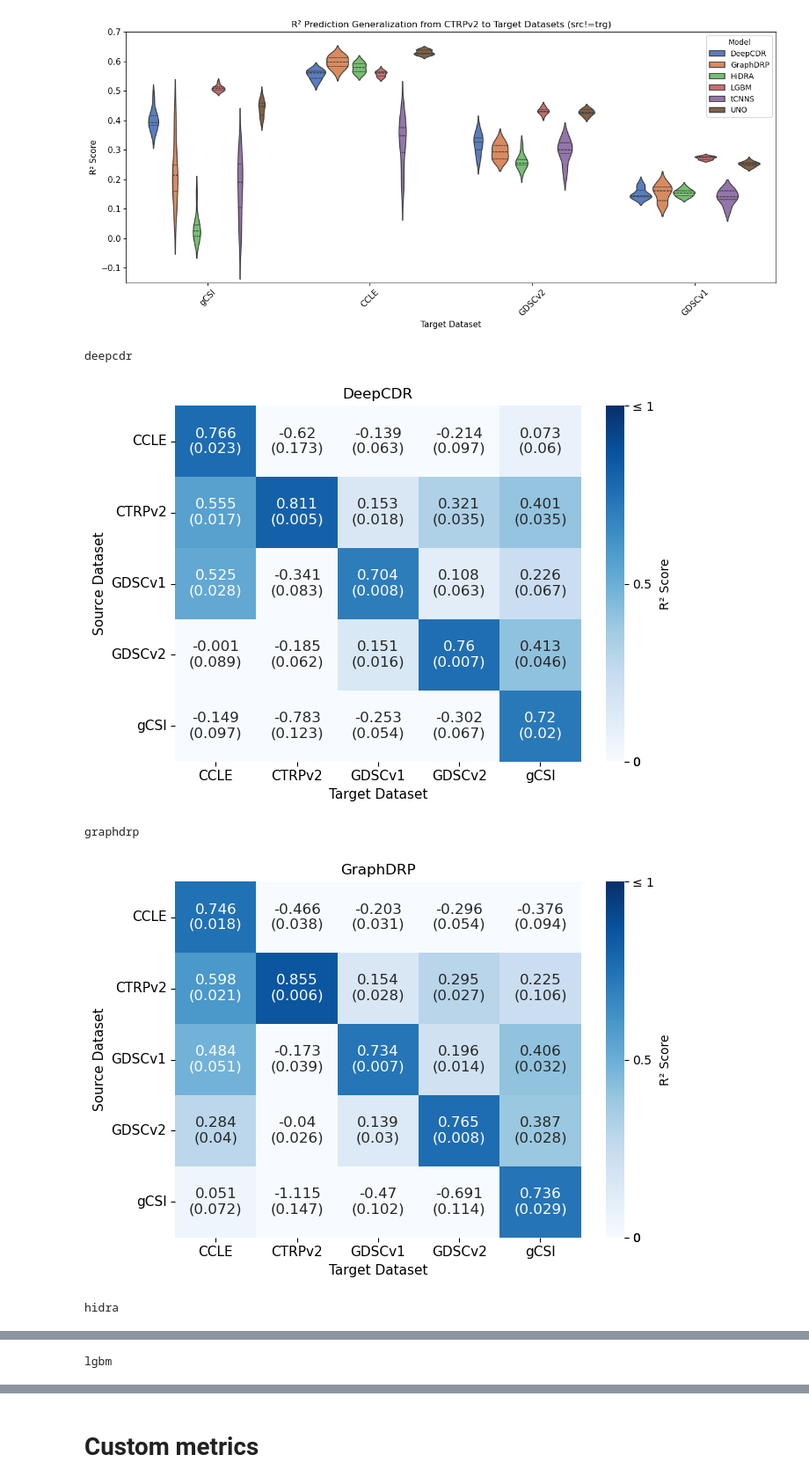
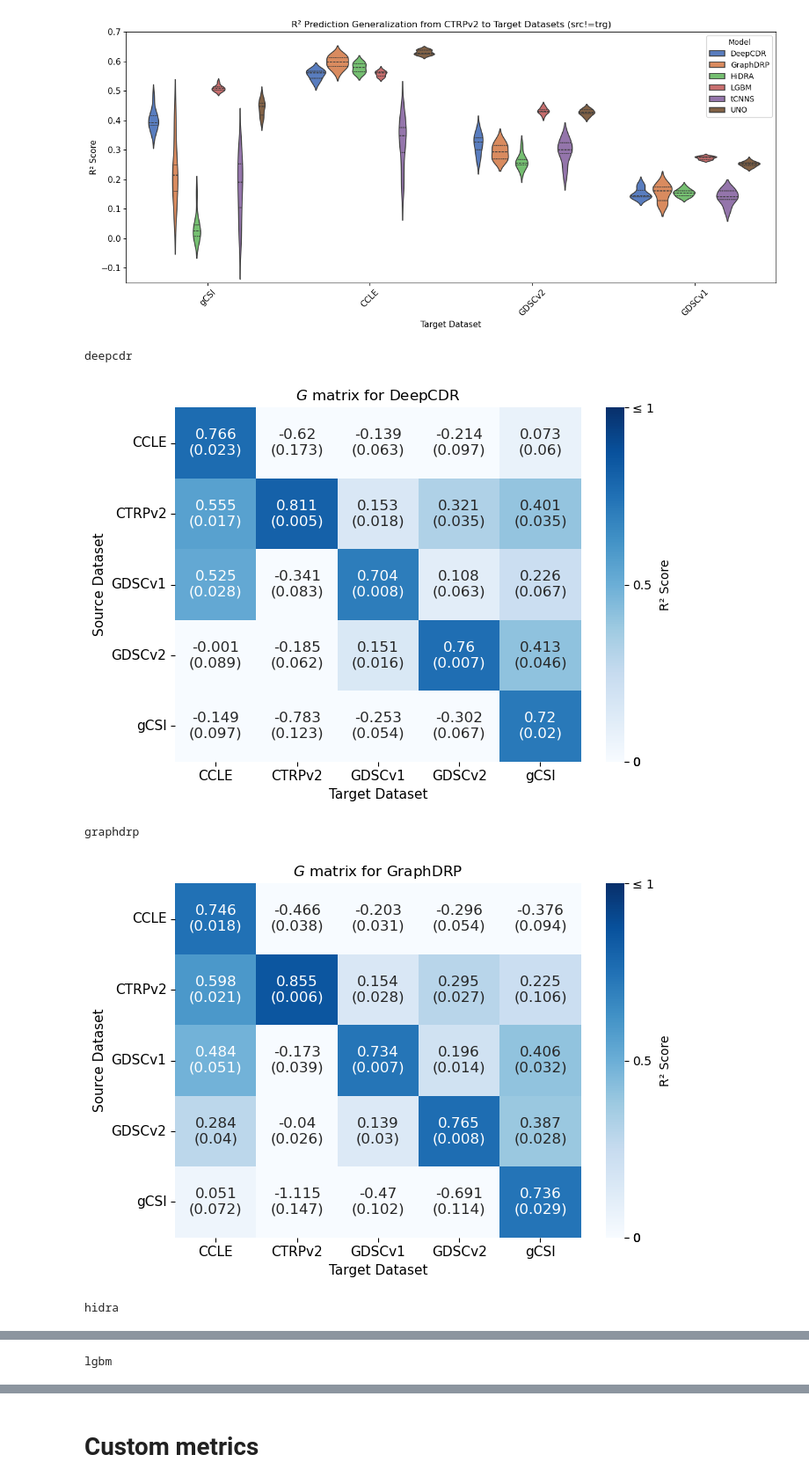
Before and after one commit to adpartin/cross-dataset-drp-paper, a Jupyter notebook: postprocess_plot.ipynb, the cells around one changed output, grey strips where cells are left out. Shown at 88% size. Saved outputs shown, nothing was run; the diff lists cells and outputs as text; code cells hidden in the pictures.

```diff
--- a/postprocess_plot.ipynb
+++ b/postprocess_plot.ipynb
@@ -26,6 +26,7 @@ print(filepath)
 # %%
 datadir = Path('splits_averaged')
 outdir = datadir
+input_for_llm_dir = Path('input_for_llm')
 
 filename = 'all_models_scores.csv'
 canc_col_name = "improve_sample_id"
@@ -290,34 +294,39 @@ csa_stds_dfs = {}
 
 for model_name in model_name_mapping.keys():
     print(model_name)
     mean_csa_filename = f'{model_name}_{metric_name}_mean_csa_table.csv'
     std_csa_filename = f'{model_name}_{metric_name}_std_csa_table.csv'
 
     scores_csa_data = pd.read_csv(filepath / datadir / mean_csa_filename, sep=',')
     std_csa_data = pd.read_csv(filepath / datadir / std_csa_filename, sep=',')
 
     scores_csa_data.set_index("src", inplace=True)
     std_csa_data.set_index("src", inplace=True)
 
+    # Save csv for llm
+    scores_csa_data.to_csv(input_for_llm_dir / f'{model_name}_{metric_name}_G_mean.csv')
+    std_csa_data.to_csv(input_for_llm_dir / f'{model_name}_{metric_name}_G_std.csv')
+
     csa_scores_dfs[model_name] = scores_csa_data
     csa_stds_dfs[model_name] = std_csa_data
 
     utils.csa_heatmap(
         model_name=model_name,
         metric_name=metric_name,
+        csa_metric_name='G',
         scores_csa_data=scores_csa_data,
         std_csa_data=std_csa_data,
         vmin=0,
         vmax=1,
         outdir=outdir,
         decimal_digits=3,
         show=show_plot
     )
 
 del model_name, scores_csa_data, std_csa_data
 # %% [output]
 deepcdr
-[figure, old version]
+[figure, new version]
 graphdrp
-[figure, old version]
+[figure, new version]
 hidra
```
Also changed, not shown: parts of 5 cells of this notebook, 1 other file.
